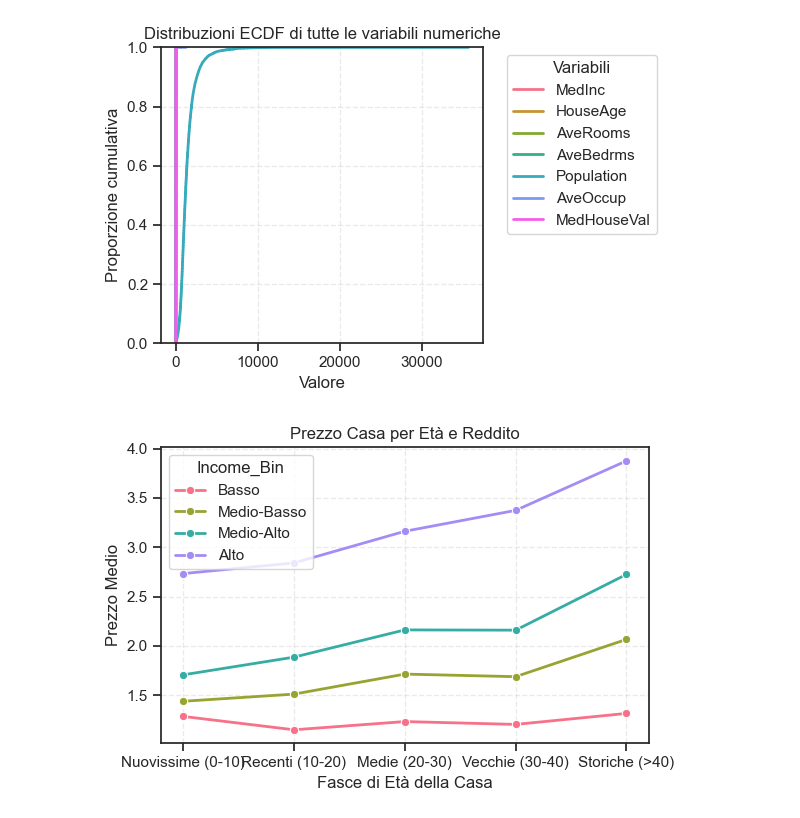
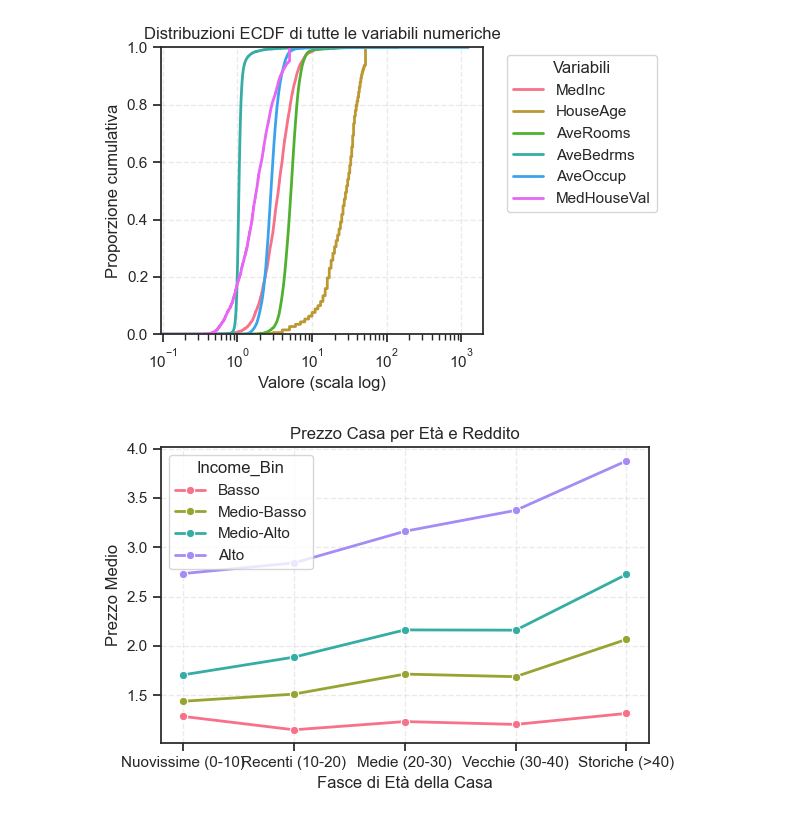
Before and after one commit to McNuggetsIT/addonAnalisiDati, a Jupyter notebook: analisi.ipynb, the cells around one changed output. Cells and saved outputs as stored; diff of their text form; code cells hidden in the pictures.

```diff
--- a/analisi.ipynb
+++ b/analisi.ipynb
@@ -95,25 +72,27 @@ plt.show()
 # %%
 sns.set_theme(style="ticks")
 
 numeric_cols = df.select_dtypes(include='number').columns
-numeric_cols = [col for col in numeric_cols if col not in ["Latitude","Longitude"]]
+numeric_cols = [col for col in numeric_cols if col not in ["Latitude","Longitude","Population"]]
 
 plt.figure(figsize=(6, 4))
 
 palette = sns.color_palette("husl", len(numeric_cols))
 
 for i, col in enumerate(numeric_cols):
     sns.ecdfplot(data=df, x=col, label=col, color=palette[i], linewidth=2)
 
+plt.xscale("log")
+
 plt.title("Distribuzioni ECDF di tutte le variabili numeriche")
-plt.xlabel("Valore")
+plt.xlabel("Valore (scala log)")
 plt.ylabel("Proporzione cumulativa")
 plt.legend(title="Variabili", bbox_to_anchor=(1.05, 1), loc='upper left')
 plt.grid(True, linestyle='--', alpha=0.4)
 plt.tight_layout()
 plt.show()
 # %% [output]
-[figure, old version]
+[figure, new version]
 # %%
 df["Age_Group"] = pd.cut(
     df["HouseAge"],
```
Also changed, not shown: parts of 6 cells of this notebook, 3 other files.
